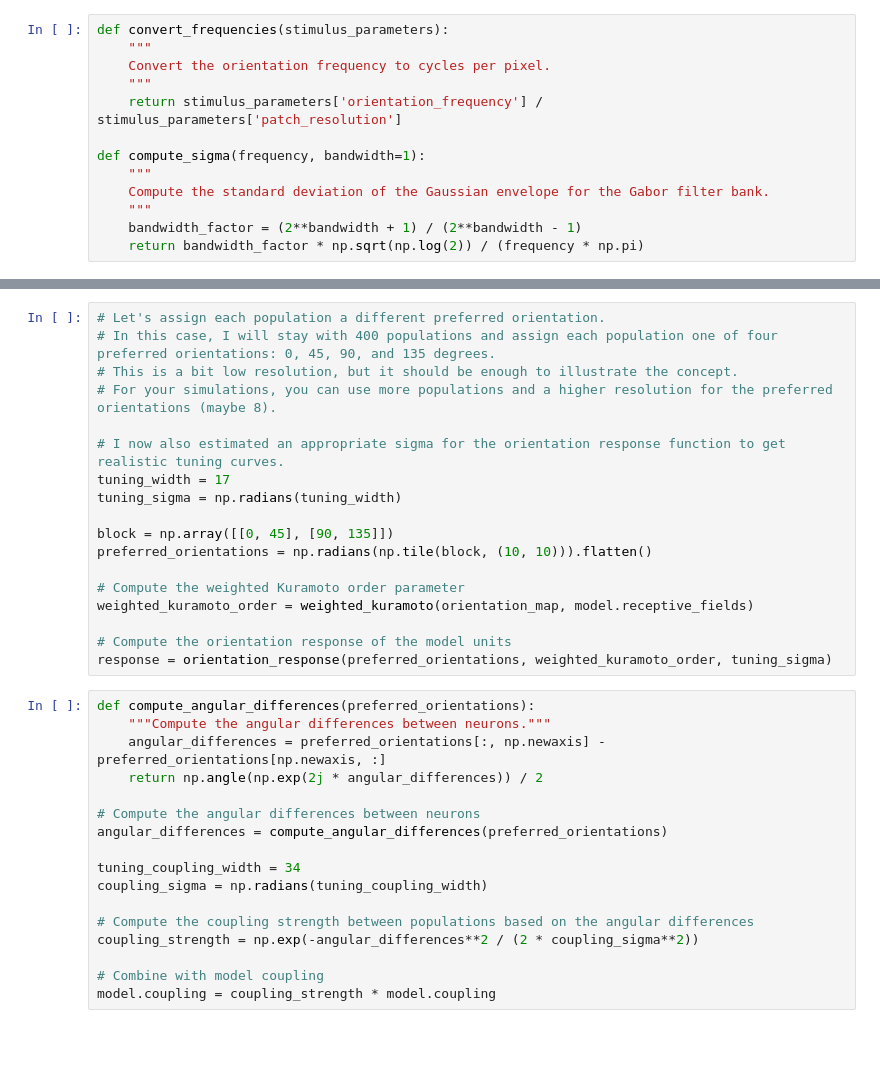
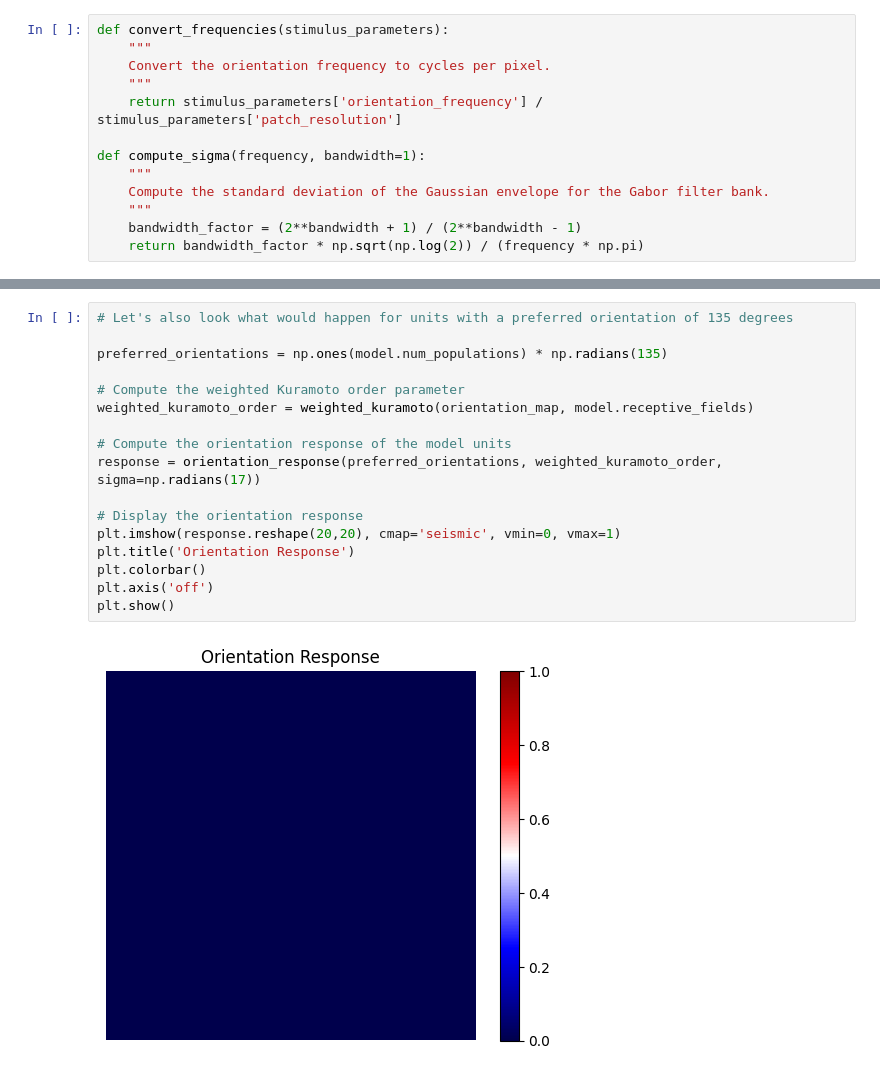
Before and after one commit to ccnmaastricht/NeuralSynchrony-FigureGround-Orientation, a Jupyter notebook: notebooks/orientation_tuning.ipynb, the cells around one changed output, grey strips where cells are left out. Cells and saved outputs as stored; diff of their text form; blank space fills up the shorter version.

```diff
--- a/notebooks/orientation_tuning.ipynb
+++ b/notebooks/orientation_tuning.ipynb
@@ -425,35 +425,19 @@ plt.show()
-# %%
-# Let's assign each population a different preferred orientation.
-# In this case, I will stay with 400 populations and assign each population one of four preferred orientations: 0, 45, 90, and 135 degrees.
-# This is a bit low resolution, but it should be enough to illustrate the concept.
-# For your simulations, you can use more populations and a higher resolution for the preferred orientations (maybe 8).
-
-# I now also estimated an appropriate sigma for the orientation response function to get realistic tuning curves.
-tuning_width = 17
-tuning_sigma = np.radians(tuning_width)
-
-block = np.array([[0, 45], [90, 135]])
-preferred_orientations = np.radians(np.tile(block, (10, 10))).flatten()
-
-# Compute the weighted Kuramoto order parameter
-weighted_kuramoto_order = weighted_kuramoto(orientation_map, model.receptive_fields)
-
-# Compute the orientation response of the model units
-response = orientation_response(preferred_orientations, weighted_kuramoto_order, tuning_sigma)
-# %%
-def compute_angular_differences(preferred_orientations):
-    """Compute the angular differences between neurons."""
-    angular_differences = preferred_orientations[:, np.newaxis] - preferred_orientations[np.newaxis, :]
-    return np.angle(np.exp(2j * angular_differences)) / 2
-
-# Compute the angular differences between neurons
-angular_differences = compute_angular_differences(preferred_orientations)
-
-tuning_coupling_width = 34
-coupling_sigma = np.radians(tuning_coupling_width)
-
-# Compute the coupling strength between populations based on the angular differences
-coupling_strength = np.exp(-angular_differences**2 / (2 * coupling_sigma**2))
-
-# Combine with model coupling
-model.coupling = coupling_strength * model.coupling
+# %%
+# Let's also look what would happen for units with a preferred orientation of 135 degrees
+
+preferred_orientations = np.ones(model.num_populations) * np.radians(135)
+
+# Compute the weighted Kuramoto order parameter
+weighted_kuramoto_order = weighted_kuramoto(orientation_map, model.receptive_fields)
+
+# Compute the orientation response of the model units
+response = orientation_response(preferred_orientations, weighted_kuramoto_order, sigma=np.radians(17))
+
+# Display the orientation response
+plt.imshow(response.reshape(20,20), cmap='seismic', vmin=0, vmax=1)
+plt.title('Orientation Response')
+plt.colorbar()
+plt.axis('off')
+plt.show()
+# %% [output]
+[figure, added]
```
Also changed, not shown: parts of 7 cells of this notebook.
